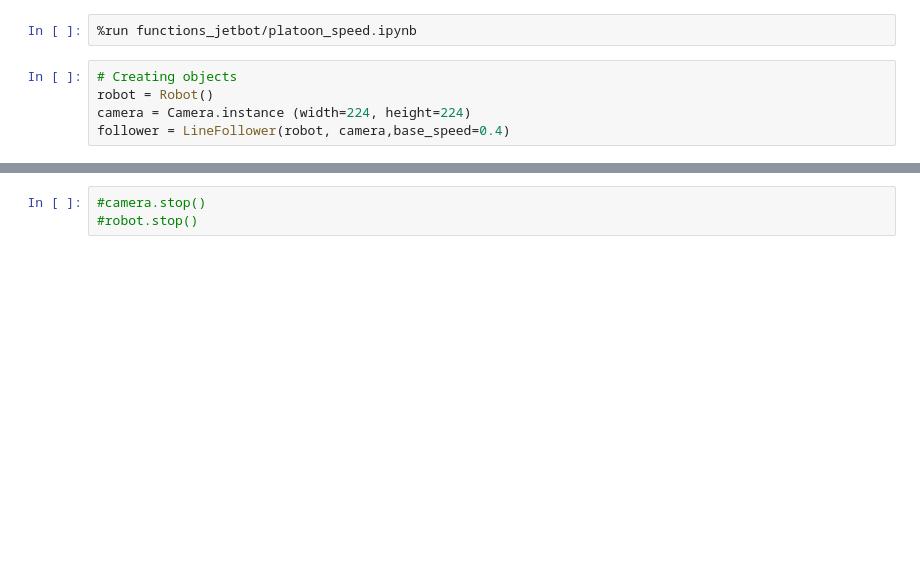
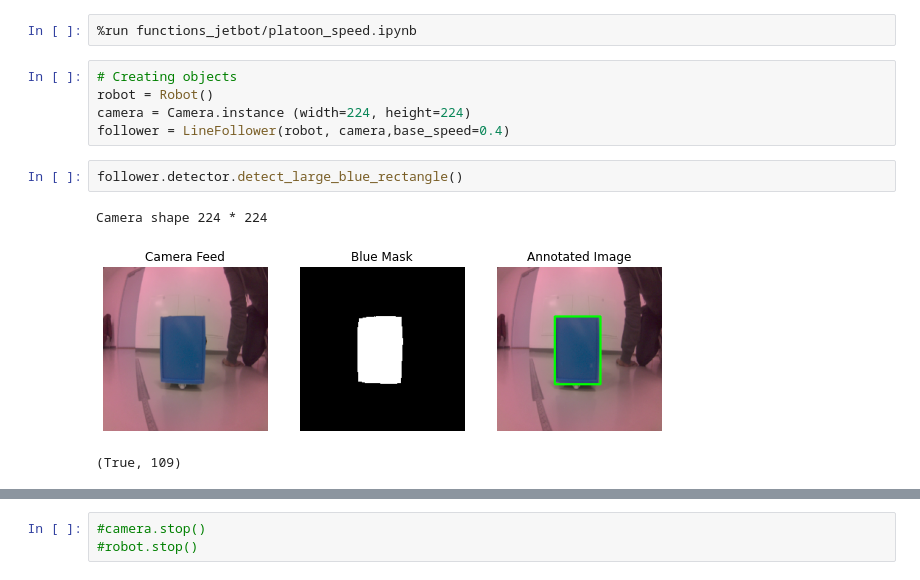
Before and after one commit to jrlundqv/jetbot-platoon, a Jupyter notebook: main_jetbot.ipynb, the cells around one changed output, grey strips where cells are left out. Drawn from its saved outputs; the diff is of its cells as text; blank space fills up the shorter version.

Commit message:
added function for detecting large blue rectangles in linefollower and visualization capabilities in main

```diff
--- a/main_jetbot.ipynb
+++ b/main_jetbot.ipynb
@@ -30,6 +32,12 @@ from functions_jetbot.linefollow import LineFollower, LineDetector, PIDControlle
 robot = Robot()
 camera = Camera.instance (width=224, height=224)
 follower = LineFollower(robot, camera,base_speed=0.4)
+# %%
+follower.detector.detect_large_blue_rectangle()
+# %% [output]
+Camera shape 224 * 224
+[figure, added]
+(True, 109)
 # %%
 ### Task management with threads for final usage
 
```
Also changed, not shown: parts of 3 cells of this notebook, 1 other file.
